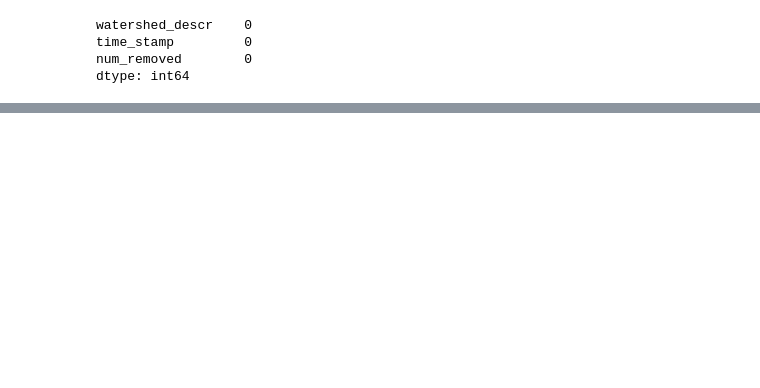
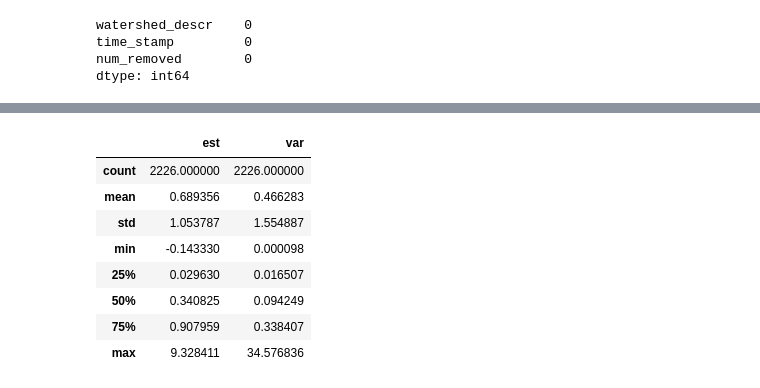
Before and after one commit to uva-hydroinformatics/precipitation_processing, a Jupyter notebook: comparing_zeroes.ipynb, the cells around one changed output, grey strips where cells are left out. Cells and saved outputs as stored; diff of their text form; code cells hidden in the pictures; blank space fills up the shorter version.

```diff
--- a/comparing_zeroes.ipynb
+++ b/comparing_zeroes.ipynb
@@ -134,0 +169,12 @@ dtype: float64
+# %%
+all_z[['est', 'var']].describe()
+# %% [output]
+|  | est | var |
+| count | 2226.000000 | 2226.000000 |
+| mean | 0.689356 | 0.466283 |
+| std | 1.053787 | 1.554887 |
+| min | -0.143330 | 0.000098 |
+| 25% | 0.029630 | 0.016507 |
+| 50% | 0.340825 | 0.094249 |
+| 75% | 0.907959 | 0.338407 |
+| max | 9.328411 | 34.576836 |
```
Also changed, not shown: parts of 13 cells of this notebook, 6 other files.
